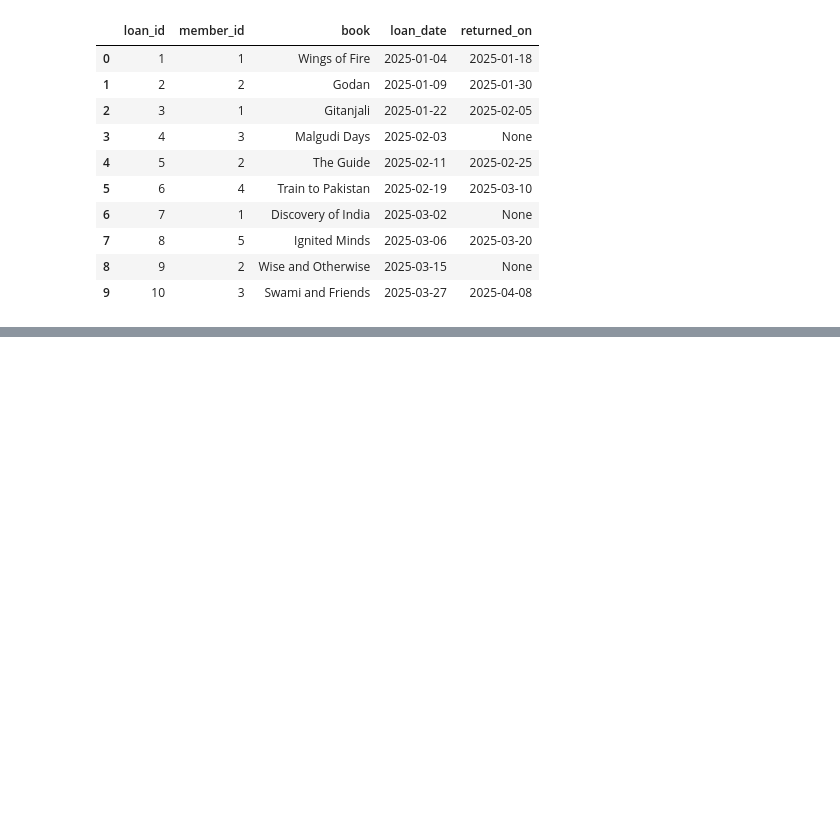
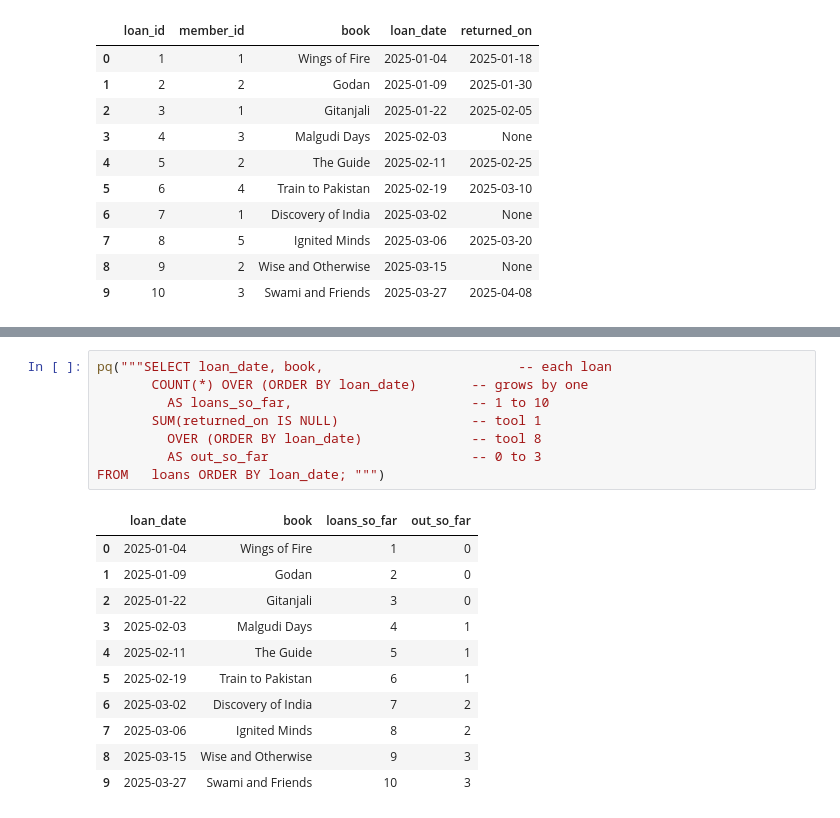
Before and after one commit to midlaj922/Airtel_telecom_analytics, a Jupyter notebook: notebooks/verify_handover.ipynb, the cells around one changed output, grey strips where cells are left out. Cells and saved outputs as stored; diff of their text form; blank space fills up the shorter version.

```diff
--- a/notebooks/verify_handover.ipynb
+++ b/notebooks/verify_handover.ipynb
@@ -112,0 +293,20 @@ pq("""SELECT * FROM loans;  """)
+# %%
+pq("""SELECT loan_date, book,                         -- each loan
+       COUNT(*) OVER (ORDER BY loan_date)       -- grows by one
+         AS loans_so_far,                       -- 1 to 10
+       SUM(returned_on IS NULL)                 -- tool 1
+         OVER (ORDER BY loan_date)              -- tool 8
+         AS out_so_far                          -- 0 to 3
+FROM   loans ORDER BY loan_date; """)
+# %% [output]
+|  | loan_date | book | loans_so_far | out_so_far |
+| 0 | 2025-01-04 | Wings of Fire | 1 | 0 |
+| 1 | 2025-01-09 | Godan | 2 | 0 |
+| 2 | 2025-01-22 | Gitanjali | 3 | 0 |
+| 3 | 2025-02-03 | Malgudi Days | 4 | 1 |
+| 4 | 2025-02-11 | The Guide | 5 | 1 |
+| 5 | 2025-02-19 | Train to Pakistan | 6 | 1 |
+| 6 | 2025-03-02 | Discovery of India | 7 | 2 |
+| 7 | 2025-03-06 | Ignited Minds | 8 | 2 |
+| 8 | 2025-03-15 | Wise and Otherwise | 9 | 3 |
+| 9 | 2025-03-27 | Swami and Friends | 10 | 3 |
```
Also changed, not shown: parts of 24 cells of this notebook, 10 other files.
